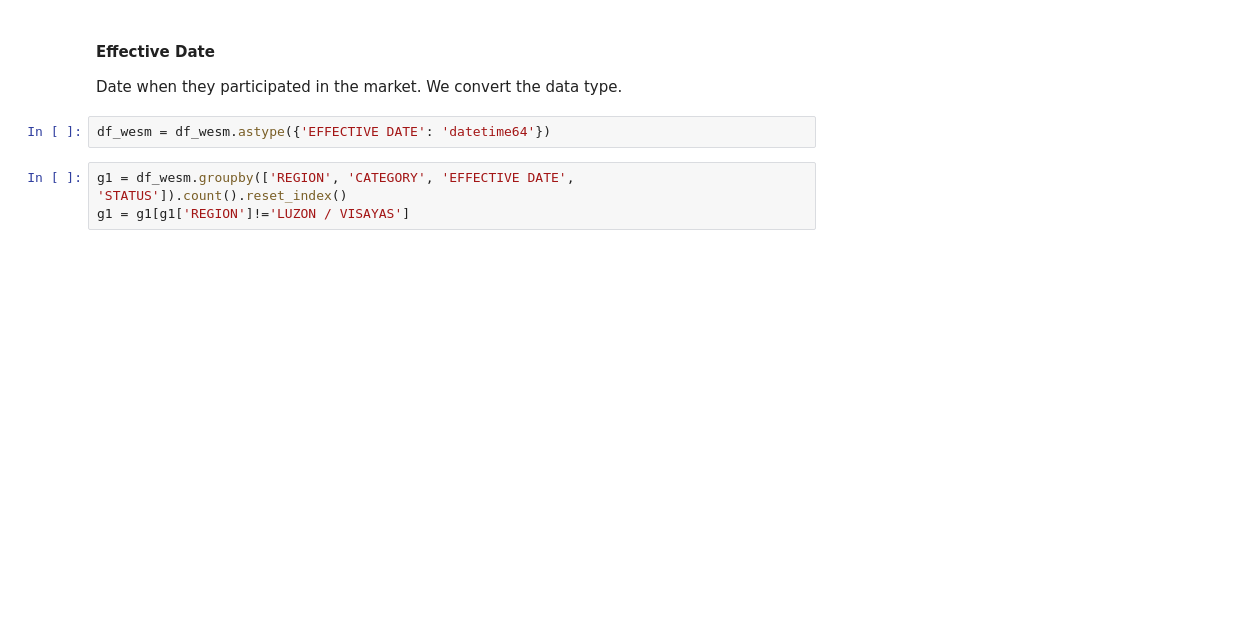
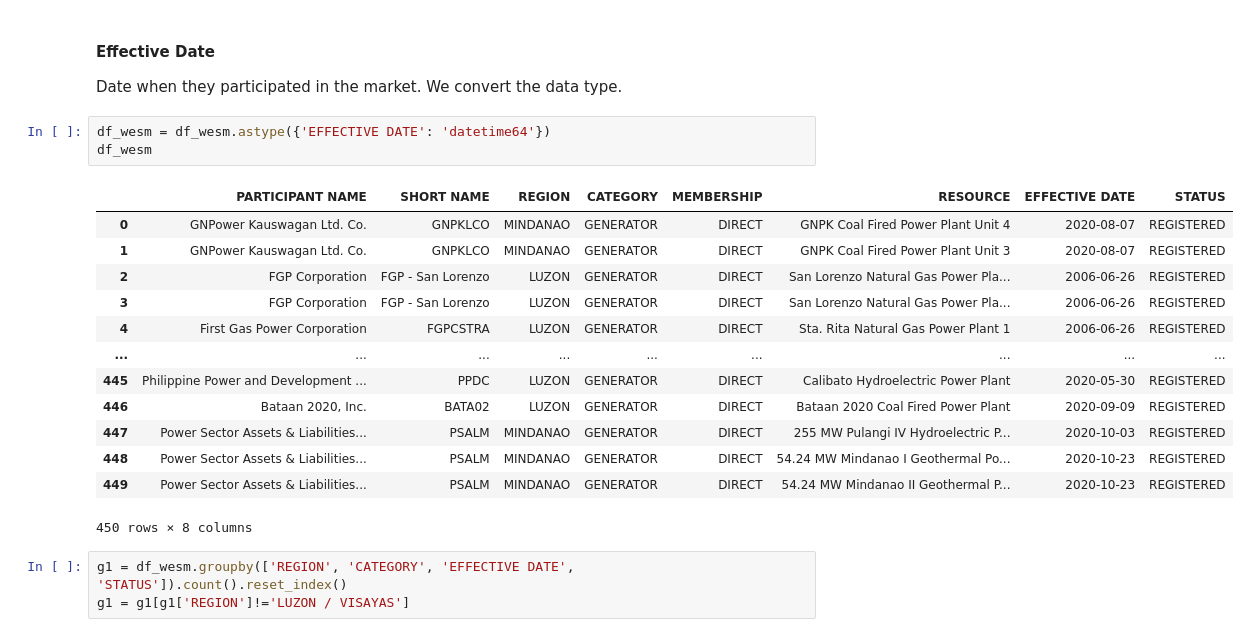
Before and after one commit to emmandecena/jupyterbook, a Jupyter notebook: _sources/docs/energymarket.ipynb, the cells around one changed output. Saved outputs shown, nothing was run; the diff lists cells and outputs as text; blank space fills up the shorter version.

```diff
--- a/_sources/docs/energymarket.ipynb
+++ b/_sources/docs/energymarket.ipynb
@@ -159,6 +87,21 @@ array(['DIRECT', 'INDIRECT'], dtype=object)
 Date when they participated in the market. We convert the data type.
 # %%
 df_wesm = df_wesm.astype({'EFFECTIVE DATE': 'datetime64'})
+df_wesm
+# %% [output]
+|  | PARTICIPANT NAME | SHORT NAME | REGION | CATEGORY | MEMBERSHIP | RESOURCE | EFFECTIVE DATE | STATUS |
+| 0 | GNPower Kauswagan Ltd. Co. | GNPKLCO | MINDANAO | GENERATOR | DIRECT | GNPK Coal Fired Power Plant Unit 4 | 2020-08-07 | REGISTERED |
+| 1 | GNPower Kauswagan Ltd. Co. | GNPKLCO | MINDANAO | GENERATOR | DIRECT | GNPK Coal Fired Power Plant Unit 3 | 2020-08-07 | REGISTERED |
+| 2 | FGP Corporation | FGP - San Lorenzo | LUZON | GENERATOR | DIRECT | San Lorenzo Natural Gas Power Pla... | 2006-06-26 | REGISTERED |
+| 3 | FGP Corporation | FGP - San Lorenzo | LUZON | GENERATOR | DIRECT | San Lorenzo Natural Gas Power Pla... | 2006-06-26 | REGISTERED |
+| 4 | First Gas Power Corporation | FGPCSTRA | LUZON | GENERATOR | DIRECT | Sta. Rita Natural Gas Power Plant 1 | 2006-06-26 | REGISTERED |
+| ... | ... | ... | ... | ... | ... | ... | ... | ... |
+| 445 | Philippine Power and Development ... | PPDC | LUZON | GENERATOR | DIRECT | Calibato Hydroelectric Power Plant | 2020-05-30 | REGISTERED |
+| 446 | Bataan 2020, Inc. | BATA02 | LUZON | GENERATOR | DIRECT | Bataan 2020 Coal Fired Power Plant | 2020-09-09 | REGISTERED |
+| 447 | Power Sector Assets & Liabilities... | PSALM | MINDANAO | GENERATOR | DIRECT | 255 MW Pulangi IV Hydroelectric P... | 2020-10-03 | REGISTERED |
+| 448 | Power Sector Assets & Liabilities... | PSALM | MINDANAO | GENERATOR | DIRECT | 54.24 MW Mindanao I Geothermal Po... | 2020-10-23 | REGISTERED |
+| 449 | Power Sector Assets & Liabilities... | PSALM | MINDANAO | GENERATOR | DIRECT | 54.24 MW Mindanao II Geothermal P... | 2020-10-23 | REGISTERED |
+450 rows × 8 columns
 # %%
 g1 = df_wesm.groupby(['REGION', 'CATEGORY', 'EFFECTIVE DATE', 'STATUS']).count().reset_index()
 g1 = g1[g1['REGION']!='LUZON / VISAYAS']
```
Also changed, not shown: parts of 20 cells of this notebook, 23 other files.
